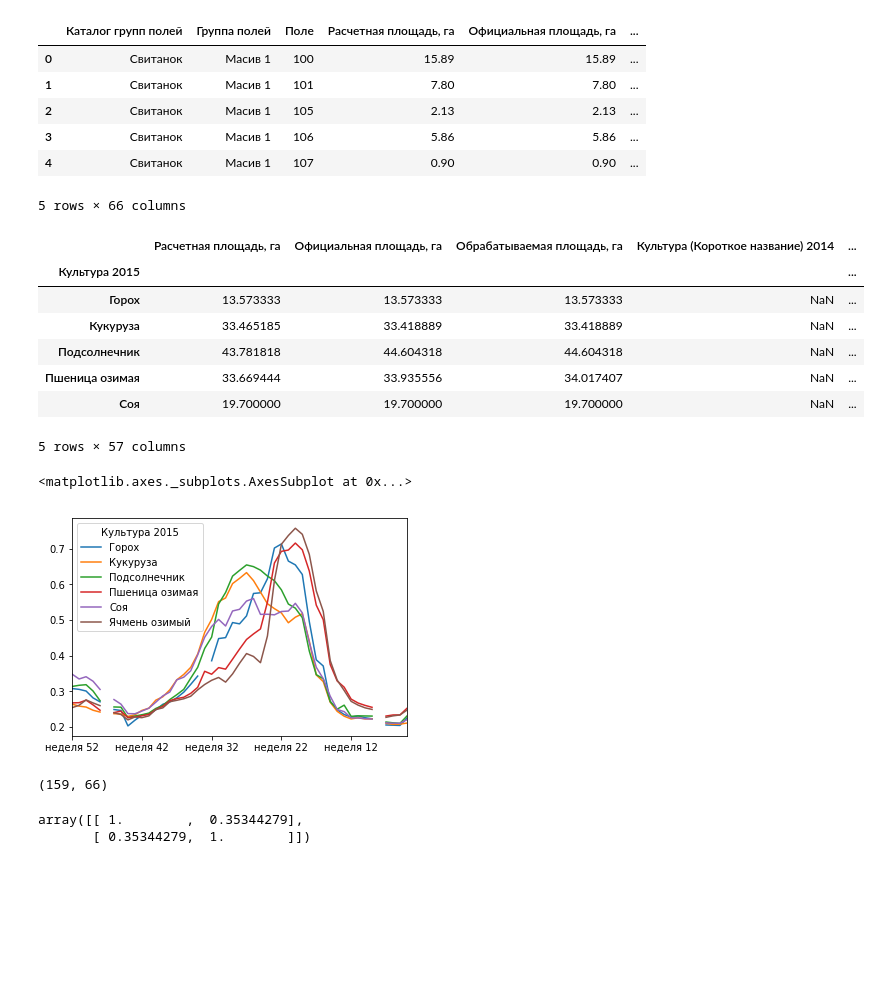
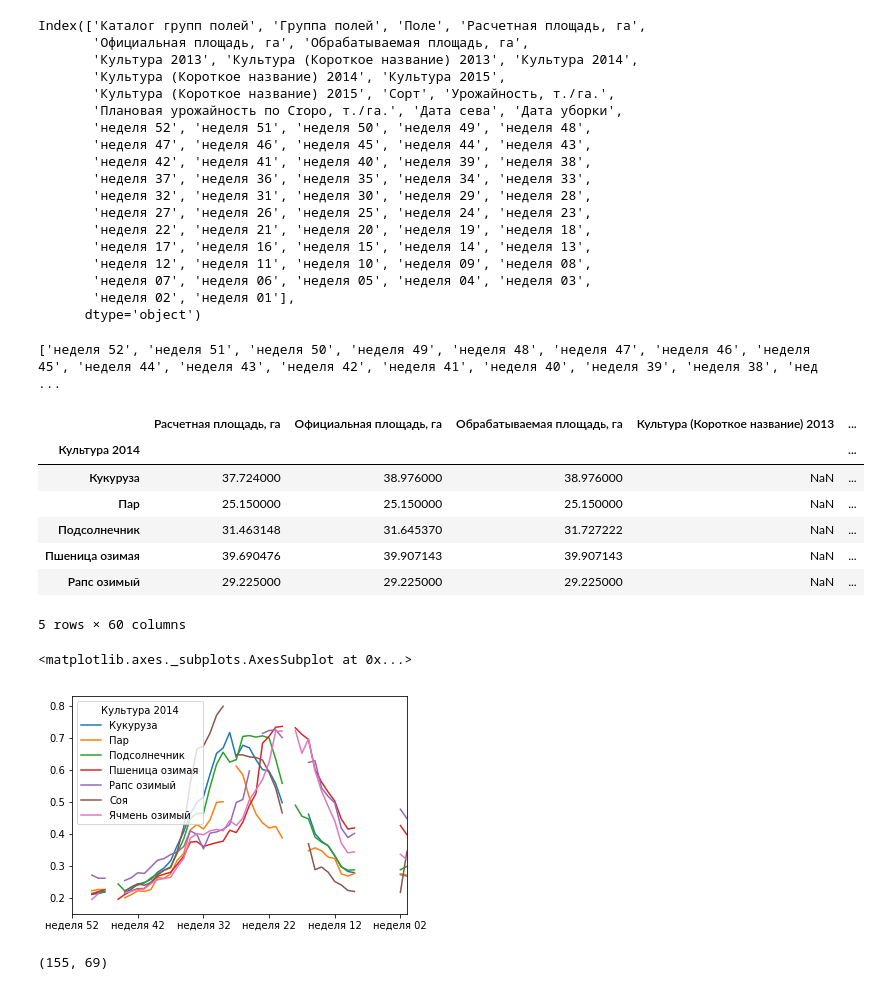
Before and after one commit to DFS-UCU/UkrainianAgriculture, a Jupyter notebook: Correlation.ipynb, the cells around one changed output. Saved outputs shown, nothing was run; the diff lists cells and outputs as text; code cells hidden in the pictures; blank space fills up the shorter version.

```diff
--- a/Correlation.ipynb
+++ b/Correlation.ipynb
@@ -7,0 +7,2 @@ df = pd.read_csv('AggregatedVegetation.csv')
+# %%
+FILE = 'Сводная вегетация.xlsx'
@@ -7,0 +21,3 @@ df = pd.read_csv('AggregatedVegetation.csv')
+# %%
+df = pd.read_excel(FILE, sheetname='2014', header=1)
+df.head()
@@ -8,33 +32,52 @@ df = pd.read_csv('AggregatedVegetation.csv')
 # %%
-df.head()
+df.columns
 # %% [output]
-|  | Каталог групп полей | Группа полей | Поле | Расчетная площадь, га | Официальная площадь, га | ... |
-| 0 | Свитанок | Масив 1 | 100 | 15.89 | 15.89 | ... |
-| 1 | Свитанок | Масив 1 | 101 | 7.80 | 7.80 | ... |
-| 2 | Свитанок | Масив 1 | 105 | 2.13 | 2.13 | ... |
-| 3 | Свитанок | Масив 1 | 106 | 5.86 | 5.86 | ... |
-| 4 | Свитанок | Масив 1 | 107 | 0.90 | 0.90 | ... |
-5 rows × 66 columns
+Index(['Каталог групп полей', 'Группа полей', 'Поле', 'Расчетная площадь, га',
+       'Официальная площадь, га', 'Обрабатываемая площадь, га',
+       'Культура 2013', 'Культура (Короткое название) 2013', 'Культура 2014',
+       'Культура (Короткое название) 2014', 'Культура 2015',
+       'Культура (Короткое название) 2015', 'Сорт', 'Урожайность, т./га.',
+       'Плановая урожайность по Cropo, т./га.', 'Дата сева', 'Дата уборки',
+       'неделя 52', 'неделя 51', 'неделя 50', 'неделя 49', 'неделя 48',
+       'неделя 47', 'неделя 46', 'неделя 45', 'неделя 44', 'неделя 43',
+       'неделя 42', 'неделя 41', 'неделя 40', 'неделя 39', 'неделя 38',
+       'неделя 37', 'неделя 36', 'неделя 35', 'неделя 34', 'неделя 33',
+       'неделя 32', 'неделя 31', 'неделя 30', 'неделя 29', 'неделя 28',
+       'неделя 27', 'неделя 26', 'неделя 25', 'неделя 24', 'неделя 23',
+       'неделя 22', 'неделя 21', 'неделя 20', 'неделя 19', 'неделя 18',
+       'неделя 17', 'неделя 16', 'неделя 15', 'неделя 14', 'неделя 13',
+       'неделя 12', 'неделя 11', 'неделя 10', 'неделя 09', 'неделя 08',
+       'неделя 07', 'неделя 06', 'неделя 05', 'неделя 04', 'неделя 03',
+       'неделя 02', 'неделя 01'],
+      dtype='object')
+# %%
+NDVI_COLUMNS = [col for col in df.columns if 'неделя' in col]
+CULTURE_COLUMN = 'Культура 2014'
+YIELD_COLUMN = 'Урожайность, т./га.'
+
+print(NDVI_COLUMNS)
+# %% [output]
+['неделя 52', 'неделя 51', 'неделя 50', 'неделя 49', 'неделя 48', 'неделя 47', 'неделя 46', 'неделя 45', 'неделя 44', 'неделя 43', 'неделя 42', 'неделя 41', 'неделя 40', 'неделя 39', 'неделя 38', 'нед ...
 # %%
-df_cultures = df.groupby(df['Культура 2015']).mean()
+df_cultures = df.groupby(df[CULTURE_COLUMN]).mean()
 # %%
 df_cultures.head()
 # %% [output]
-|  | Расчетная площадь, га | Официальная площадь, га | Обрабатываемая площадь, га | Культура (Короткое название) 2014 | ... |
-| Культура 2015 |  |  |  |  | ... |
-| Горох | 13.573333 | 13.573333 | 13.573333 | NaN | ... |
-| Кукуруза | 33.465185 | 33.418889 | 33.418889 | NaN | ... |
-| Подсолнечник | 43.781818 | 44.604318 | 44.604318 | NaN | ... |
-| Пшеница озимая | 33.669444 | 33.935556 | 34.017407 | NaN | ... |
-| Соя | 19.700000 | 19.700000 | 19.700000 | NaN | ... |
+|  | Расчетная площадь, га | Официальная площадь, га | Обрабатываемая площадь, га | Культура (Короткое название) 2013 | ... |
+| Культура 2014 |  |  |  |  | ... |
+| Кукуруза | 37.724000 | 38.976000 | 38.976000 | NaN | ... |
+| Пар | 25.150000 | 25.150000 | 25.150000 | NaN | ... |
+| Подсолнечник | 31.463148 | 31.645370 | 31.727222 | NaN | ... |
+| Пшеница озимая | 39.690476 | 39.907143 | 39.907143 | NaN | ... |
+| Рапс озимый | 29.225000 | 29.225000 | 29.225000 | NaN | ... |
-5 rows × 57 columns
+5 rows × 60 columns
 # %%
-df_cultures.iloc[:,8:].T.plot()
+df_cultures[NDVI_COLUMNS].T.plot()
 # %% [output]
 <matplotlib.axes._subplots.AxesSubplot at 0x...>
-[figure, old version]
+[figure, new version]
 # %%
 df.shape
 # %% [output]
-(159, 66)
+(155, 69)
 # %%
@@ -44,5 +84,0 @@ ndvi = df_wh.iloc[:,17:].T.mean().T
-# %%
-np.corrcoef(df_wh['Урожайность, т./га.'], ndvi)
-# %% [output]
-array([[ 1.        ,  0.35344279],
-       [ 0.35344279,  1.        ]])
```
Also changed, not shown: parts of 12 cells of this notebook.
